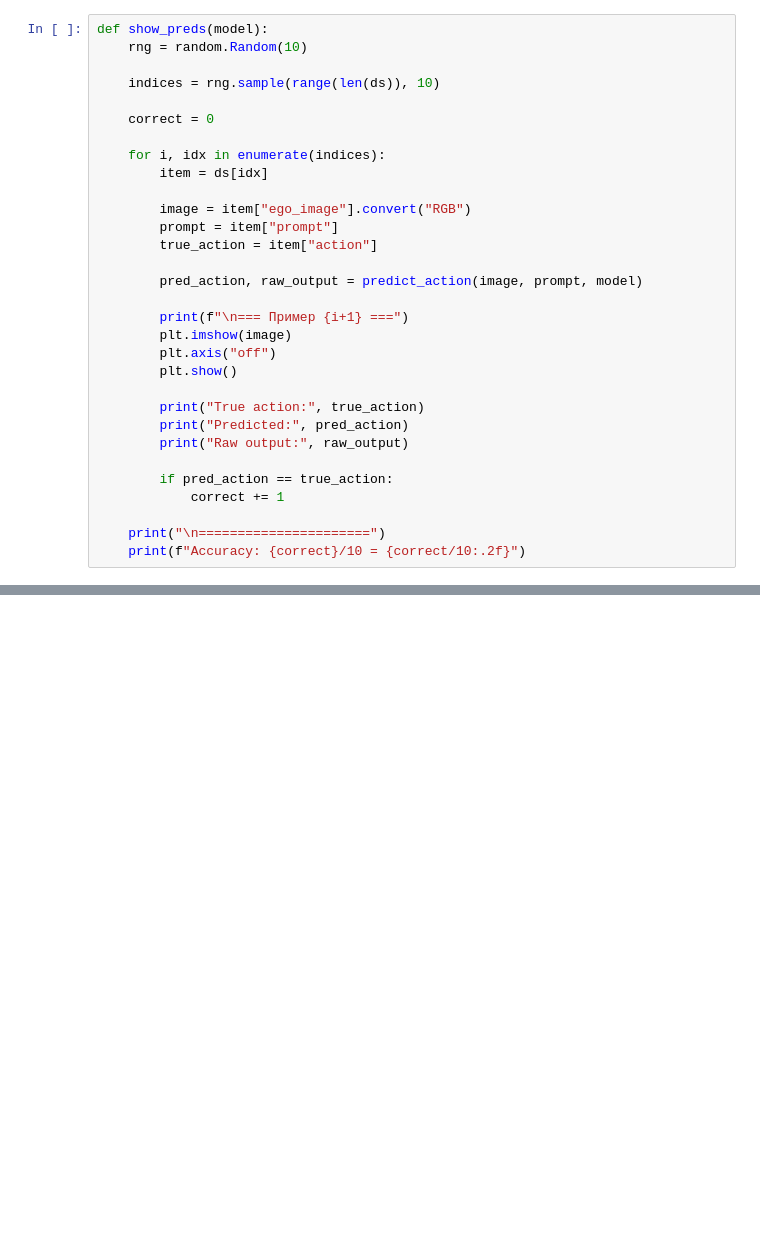
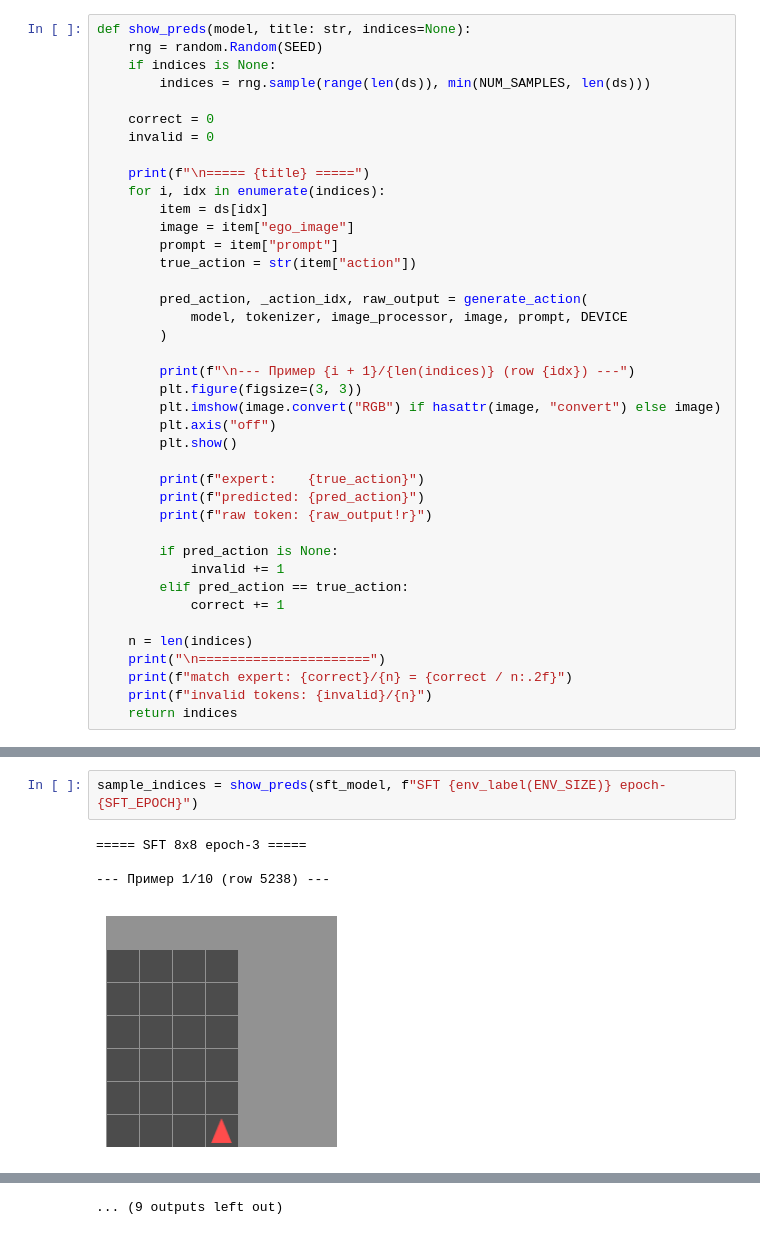
Before and after one commit to romplle/grpo-vs-sft-ood, a Jupyter notebook: notebooks/quick_test.ipynb, the cells around one changed output, grey strips where cells are left out. Cells and saved outputs as stored; diff of their text form; blank space fills up the shorter version.

```diff
--- a/notebooks/quick_test.ipynb
+++ b/notebooks/quick_test.ipynb
@@ -72,31 +79,40 @@ def predict_action(image, prompt, model, max_new_tokens=1):
 # %%
-def show_preds(model):
-    rng = random.Random(10)
-
-    indices = rng.sample(range(len(ds)), 10)
+def show_preds(model, title: str, indices=None):
+    rng = random.Random(SEED)
+    if indices is None:
+        indices = rng.sample(range(len(ds)), min(NUM_SAMPLES, len(ds)))
 
     correct = 0
+    invalid = 0
 
+    print(f"\n===== {title} =====")
     for i, idx in enumerate(indices):
         item = ds[idx]
+        image = item["ego_image"]
+        prompt = item["prompt"]
+        true_action = str(item["action"])
 
-        image = item["ego_image"].convert("RGB")
-        prompt = item["prompt"]
-        true_action = item["action"]
+        pred_action, _action_idx, raw_output = generate_action(
+            model, tokenizer, image_processor, image, prompt, DEVICE
+        )
 
-        pred_action, raw_output = predict_action(image, prompt, model)
-
-        print(f"\n=== Пример {i+1} ===")
-        plt.imshow(image)
+        print(f"\n--- Пример {i + 1}/{len(indices)} (row {idx}) ---")
+        plt.figure(figsize=(3, 3))
+        plt.imshow(image.convert("RGB") if hasattr(image, "convert") else image)
         plt.axis("off")
         plt.show()
 
-        print("True action:", true_action)
-        print("Predicted:", pred_action)
-        print("Raw output:", raw_output)
+        print(f"expert:    {true_action}")
+        print(f"predicted: {pred_action}")
+        print(f"raw token: {raw_output!r}")
 
-        if pred_action == true_action:
+        if pred_action is None:
+            invalid += 1
+        elif pred_action == true_action:
             correct += 1
 
+    n = len(indices)
     print("\n======================")
-    print(f"Accuracy: {correct}/10 = {correct/10:.2f}")
+    print(f"match expert: {correct}/{n} = {correct / n:.2f}")
+    print(f"invalid tokens: {invalid}/{n}")
+    return indices
@@ -174,0 +119,7 @@ Raw output: Forward
+# %%
+sample_indices = show_preds(sft_model, f"SFT {env_label(ENV_SIZE)} epoch-{SFT_EPOCH}")
+# %% [output]
+===== SFT 8x8 epoch-3 =====
+
+--- Пример 1/10 (row 5238) ---
+[figure, added]
@@ -174,0 +156 @@ Raw output: Forward
+... (9 outputs left out)
```
Also changed, not shown: parts of 12 cells of this notebook, 2 other files.
